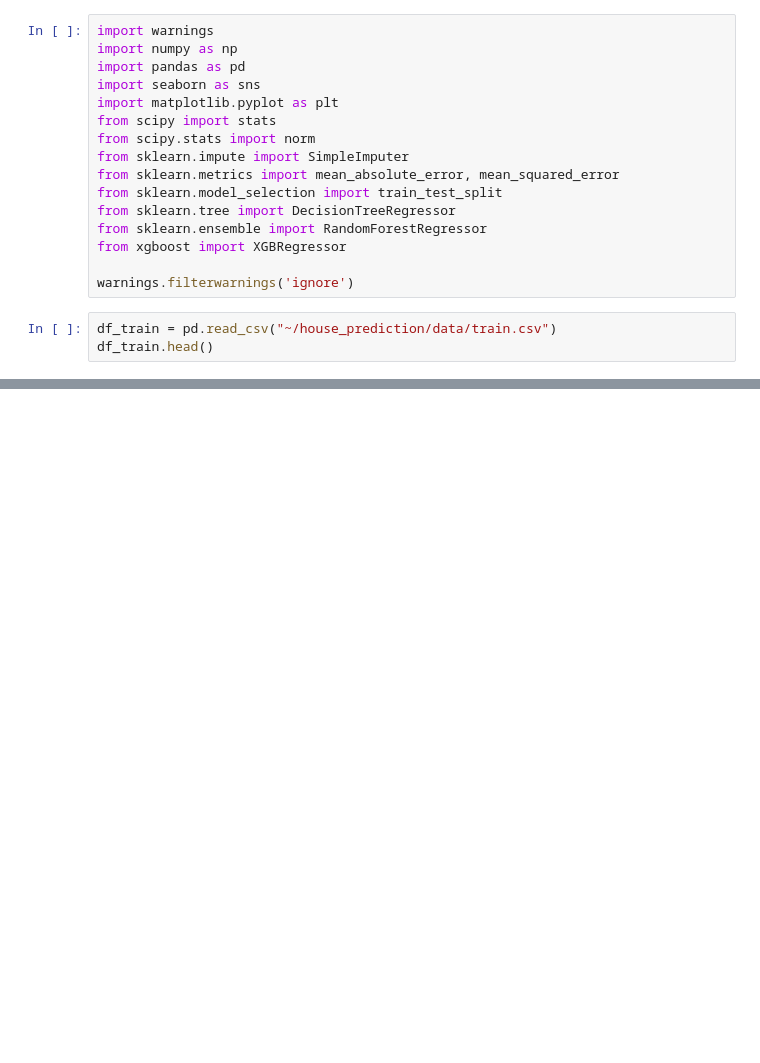
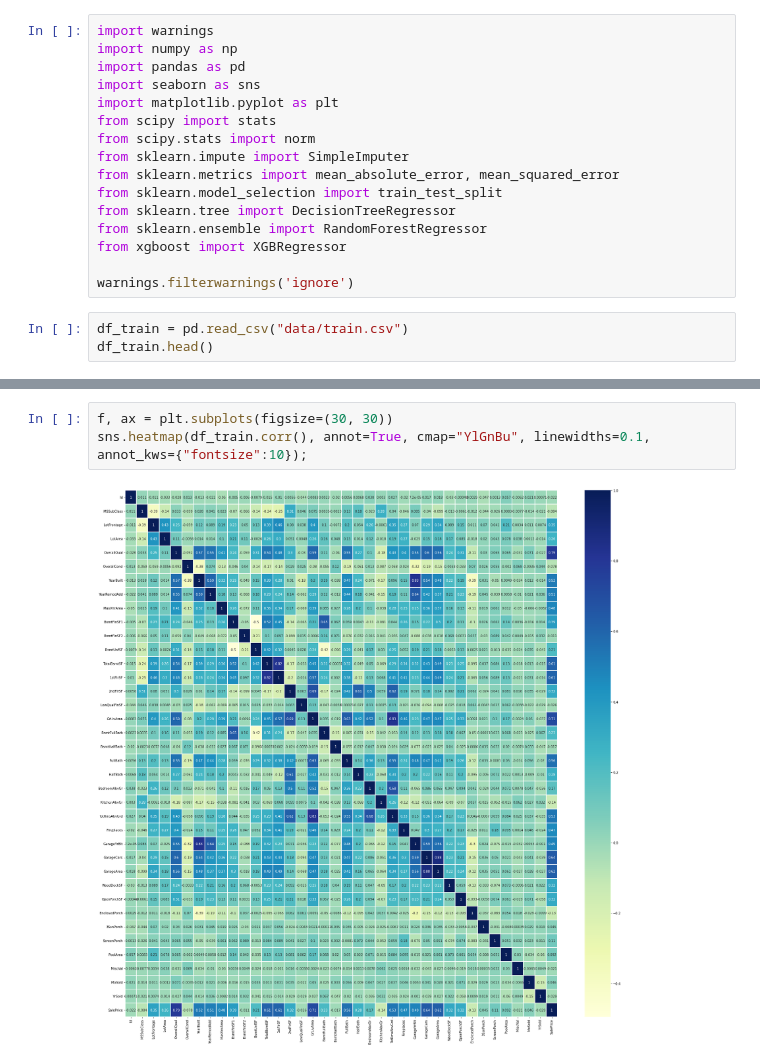
Before and after one commit to savrgg/kaggle_experiments, a Jupyter notebook: house_prediction/eda.ipynb, the cells around one changed output, grey strips where cells are left out. Drawn from its saved outputs; the diff is of its cells as text; blank space fills up the shorter version.

```diff
--- a/house_prediction/eda.ipynb
+++ b/house_prediction/eda.ipynb
@@ -20,6 +15,6 @@ from xgboost import XGBRegressor
 
 warnings.filterwarnings('ignore')
 # %%
-df_train = pd.read_csv("~/house_prediction/data/train.csv")
+df_train = pd.read_csv("data/train.csv")
 df_train.head()
 # %% [output]
@@ -26,0 +28,5 @@ FileNotFoundError: [Errno 2] No such file or directory: 'house_prediction/data/t
+# %%
+f, ax = plt.subplots(figsize=(30, 30))
+sns.heatmap(df_train.corr(), annot=True, cmap="YlGnBu", linewidths=0.1, annot_kws={"fontsize":10});
+# %% [output]
+[figure, added]
```
Also changed, not shown: parts of 25 cells of this notebook.
